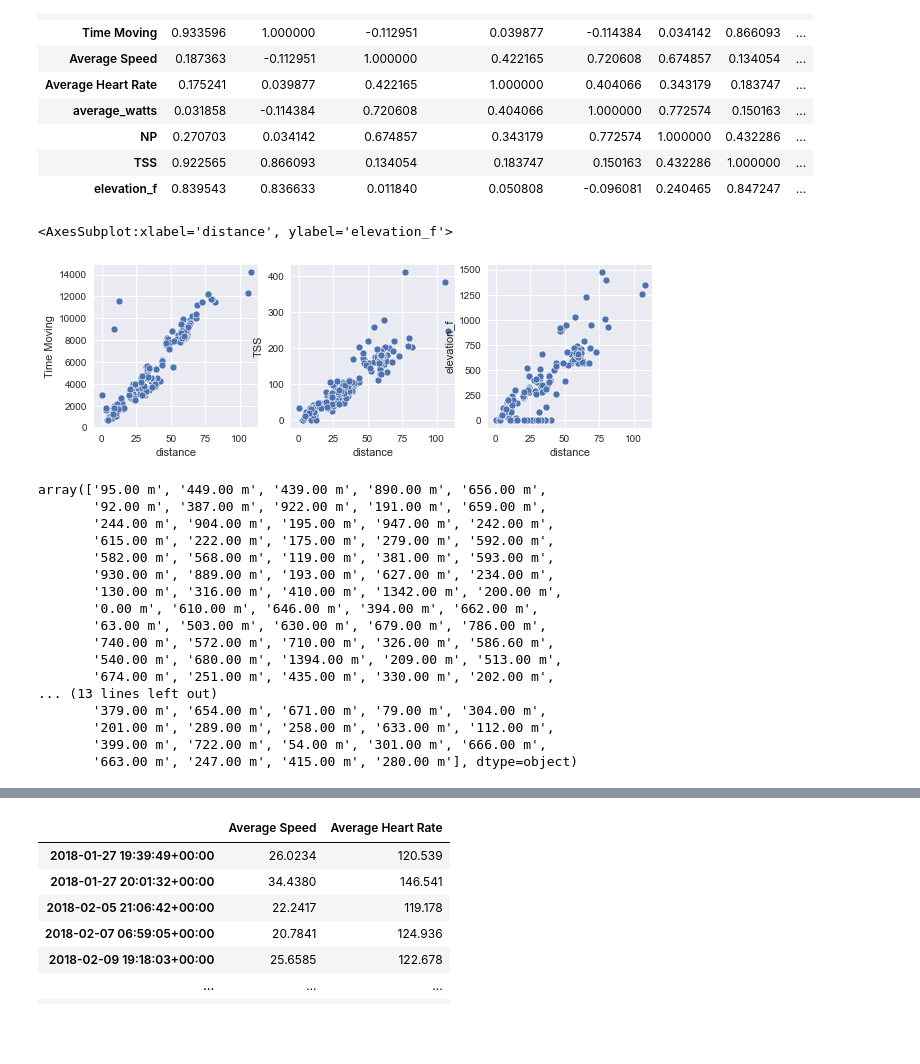
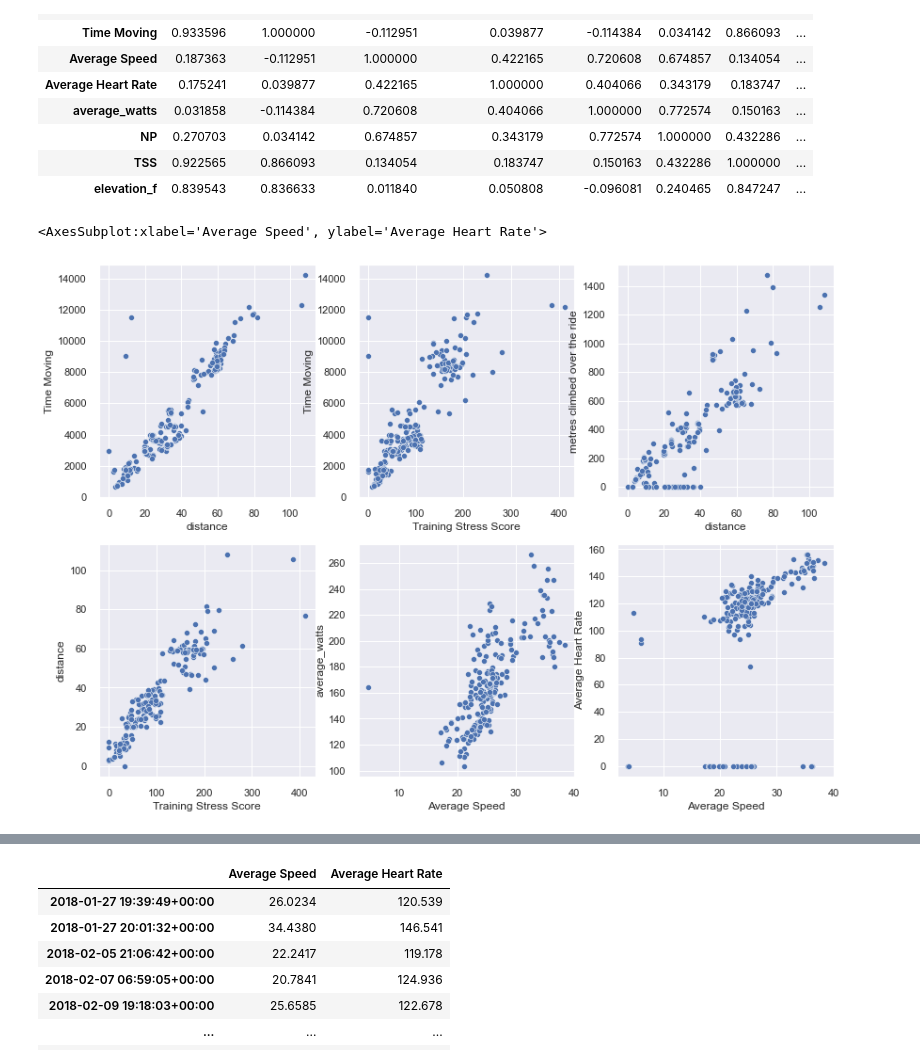
Before and after one commit to mona-piya/DS-portfolio-s1-2021-MonaMunegan, a Jupyter notebook: Portfolio 1.ipynb, the cells around one changed output, grey strips where cells are left out. Saved outputs shown, nothing was run; the diff lists cells and outputs as text; code cells hidden in the pictures; blank space fills up the shorter version.

```diff
--- a/Portfolio 1.ipynb
+++ b/Portfolio 1.ipynb
@@ -328,31 +285,21 @@ SC_corr
 # %%
 #SC_corr.corr().loc[:'distance', 'TSS':]
 # %%
-f, axes = plt.subplots(1, 3, figsize = (10, 3))
-sns.scatterplot(x='distance', y = 'Time Moving', data = result2, ax=axes[0])
-sns.scatterplot(x='distance', y = 'TSS', data = result2, ax=axes[1])
-sns.scatterplot(x='distance', y = 'elevation_f', data = result2, ax=axes[2])
+f, axes = plt.subplots(2, 3, figsize = (14, 10))
+sns.scatterplot(x='distance', y = 'Time Moving', data = result2, ax=axes[0][0])
+
+two=sns.scatterplot(x='TSS', y = 'Time Moving', data = result2, ax=axes[0][1])
+two.set(xlabel='Training Stress Score')
+
+three=sns.scatterplot(x='distance', y = 'elevation_f', data = result2, ax=axes[0][2])
+three.set(ylabel='metres climbed over the ride')
+
+four=sns.scatterplot(x='TSS', y = 'distance', data = result2, ax=axes[1][0])
+four.set(xlabel='Training Stress Score')
+
+sns.scatterplot(x='Average Speed', y = 'average_watts', data = result2, ax=axes[1][1])
+sns.scatterplot(x='Average Speed', y = 'Average Heart Rate', data = result2, ax=axes[1][2])
 # %% [output]
-<AxesSubplot:xlabel='distance', ylabel='elevation_f'>
+<AxesSubplot:xlabel='Average Speed', ylabel='Average Heart Rate'>
-[figure, old version]
+[figure, new version]
-# %%
-result2.elevation_gain.unique()
-# %% [output]
-array(['95.00 m', '449.00 m', '439.00 m', '890.00 m', '656.00 m',
-       '92.00 m', '387.00 m', '922.00 m', '191.00 m', '659.00 m',
-       '244.00 m', '904.00 m', '195.00 m', '947.00 m', '242.00 m',
-       '615.00 m', '222.00 m', '175.00 m', '279.00 m', '592.00 m',
-       '582.00 m', '568.00 m', '119.00 m', '381.00 m', '593.00 m',
-       '930.00 m', '889.00 m', '193.00 m', '627.00 m', '234.00 m',
-       '130.00 m', '316.00 m', '410.00 m', '1342.00 m', '200.00 m',
-       '0.00 m', '610.00 m', '646.00 m', '394.00 m', '662.00 m',
-       '63.00 m', '503.00 m', '630.00 m', '679.00 m', '786.00 m',
-       '740.00 m', '572.00 m', '710.00 m', '326.00 m', '586.60 m',
-       '540.00 m', '680.00 m', '1394.00 m', '209.00 m', '513.00 m',
-       '674.00 m', '251.00 m', '435.00 m', '330.00 m', '202.00 m',
-... (13 lines left out)
-       '379.00 m', '654.00 m', '671.00 m', '79.00 m', '304.00 m',
-       '201.00 m', '289.00 m', '258.00 m', '633.00 m', '112.00 m',
-       '399.00 m', '722.00 m', '54.00 m', '301.00 m', '666.00 m',
-       '663.00 m', '247.00 m', '415.00 m', '280.00 m'], dtype=object)
 # %%
```
Also changed, not shown: parts of 12 cells of this notebook.
